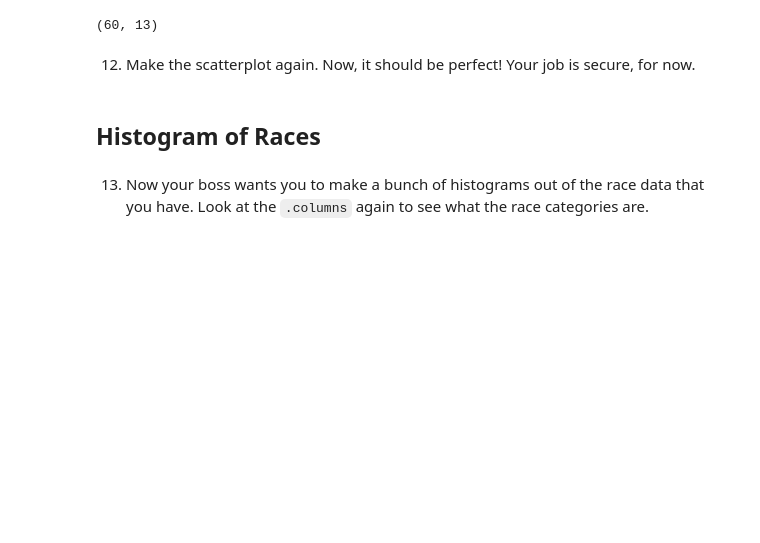
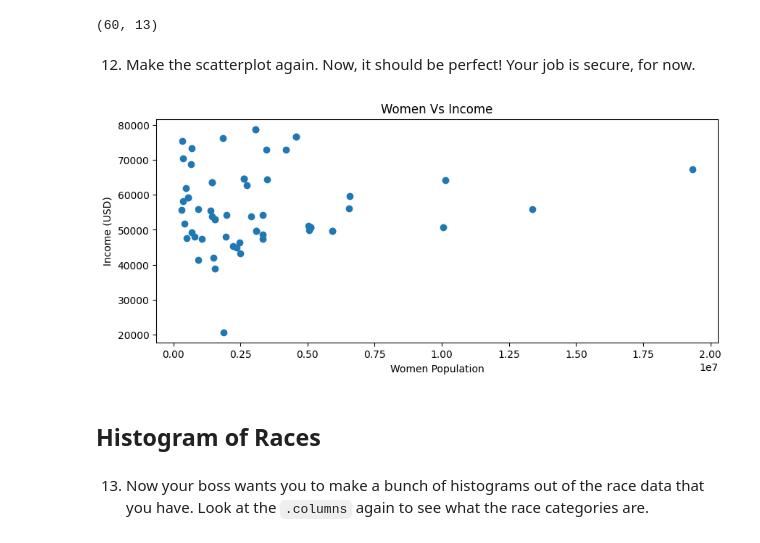
Before and after one commit to raserr11/Cleaning-US-Census-Data-Course-Project, a Jupyter notebook: Cleaning US Census Data.ipynb, the cells around one changed output. Saved outputs shown, nothing was run; the diff lists cells and outputs as text; code cells hidden in the pictures; blank space fills up the shorter version.

```diff
--- a/Cleaning US Census Data.ipynb
+++ b/Cleaning US Census Data.ipynb
@@ -195,0 +190,3 @@ plt.show()
+# %%
+us_census.women = us_census.women.fillna(us_census.totalpop - us_census.men)
+us_census.women.isna().any()
@@ -223,6 +226,16 @@ us_census.shape
 (60, 13)
 # %% [markdown]
 12. Make the scatterplot again. Now, it should be perfect! Your job is secure, for now.
+# %%
+plt.figure(figsize=(10,4))
+
+plt.scatter(us_census.women, us_census.income)
+plt.title('Women Vs Income')
+plt.xlabel('Women Population')
+plt.ylabel('Income (USD)')
+plt.show()
+# %% [output]
+[figure, added]
 # %% [markdown]
 ## Histogram of Races
 # %% [markdown]
```
Also changed, not shown: parts of 14 cells of this notebook, 1 other file.
